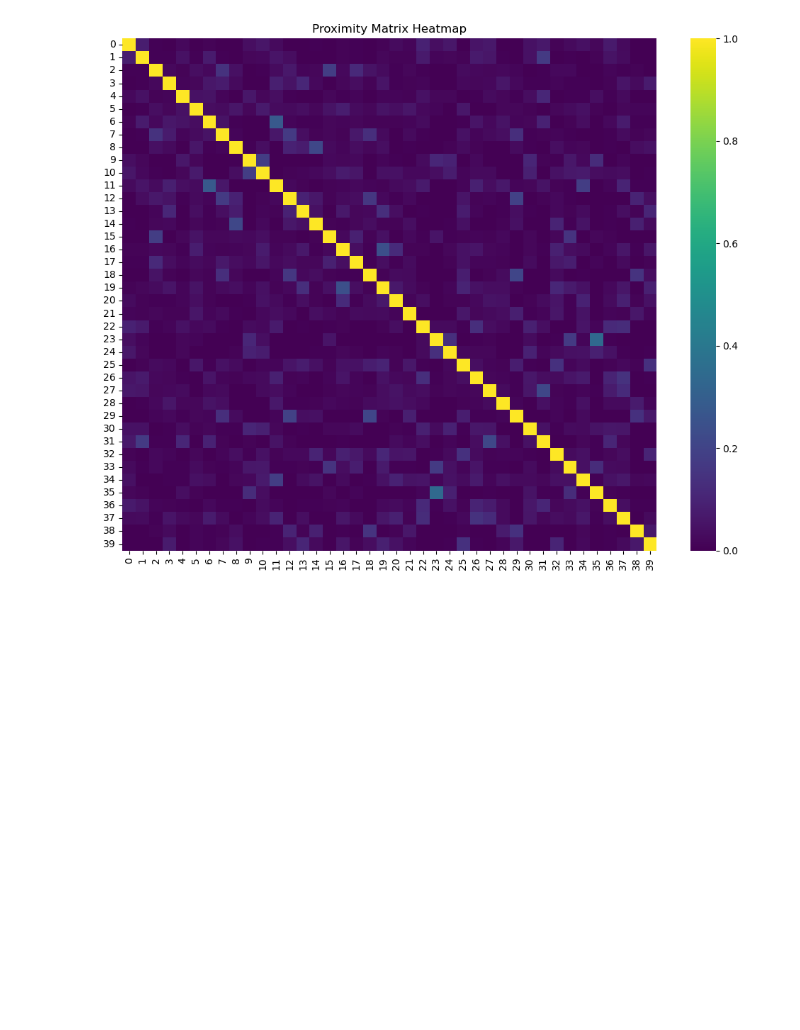
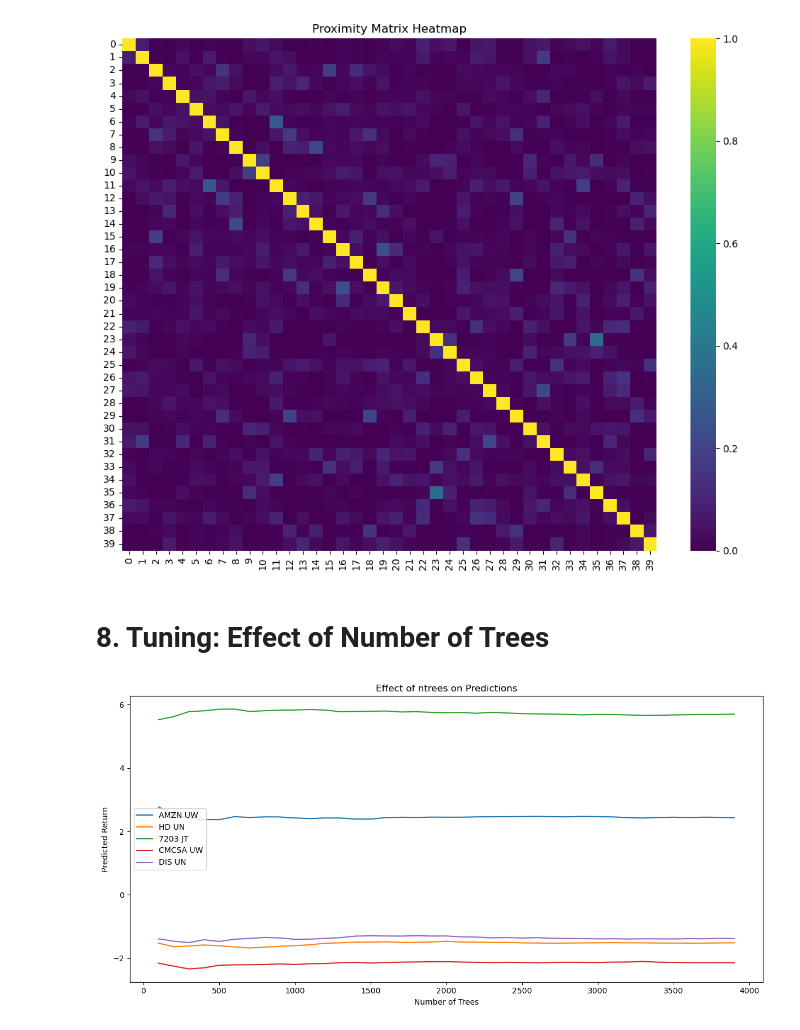
Before and after one commit to emilesgt/Machine_Learning_for_Asset_Management_Tutorial3, a Jupyter notebook: Tutorial3_RF1_Students.ipynb, the cells around one changed output. Saved outputs shown, nothing was run; the diff lists cells and outputs as text; code cells hidden in the pictures; blank space fills up the shorter version.

```diff
--- a/Tutorial3_RF1_Students.ipynb
+++ b/Tutorial3_RF1_Students.ipynb
@@ -214,3 +214,27 @@ plt.tight_layout()
 plt.show()
 # %% [output]
 [figure]
+# %% [markdown]
+# 8. Tuning: Effect of Number of Trees
+# %%
+# Question 11: build model with different number of trees
+ntree_list = range(100, 4000, 100)
+paramtest = pd.DataFrame(index=X_consumer.index)
+
+for n in ntree_list:
+    rf_temp = RandomForestRegressor(n_estimators=n, random_state=0)
+    rf_temp.fit(X, y)
+    paramtest[n] = rf_temp.predict(X_consumer)
+
+plt.figure(figsize=(12,6))
+for ticker in paramtest.index:
+    plt.plot(ntree_list, paramtest.loc[ticker, :], label=ticker)
+
+plt.xlabel('Number of Trees')
+plt.ylabel('Predicted Return')
+plt.title('Effect of ntrees on Predictions')
+plt.legend()
+plt.tight_layout()
+plt.show()
+# %% [output]
+[figure, added]
```
Also changed, not shown: parts of 6 cells of this notebook.
